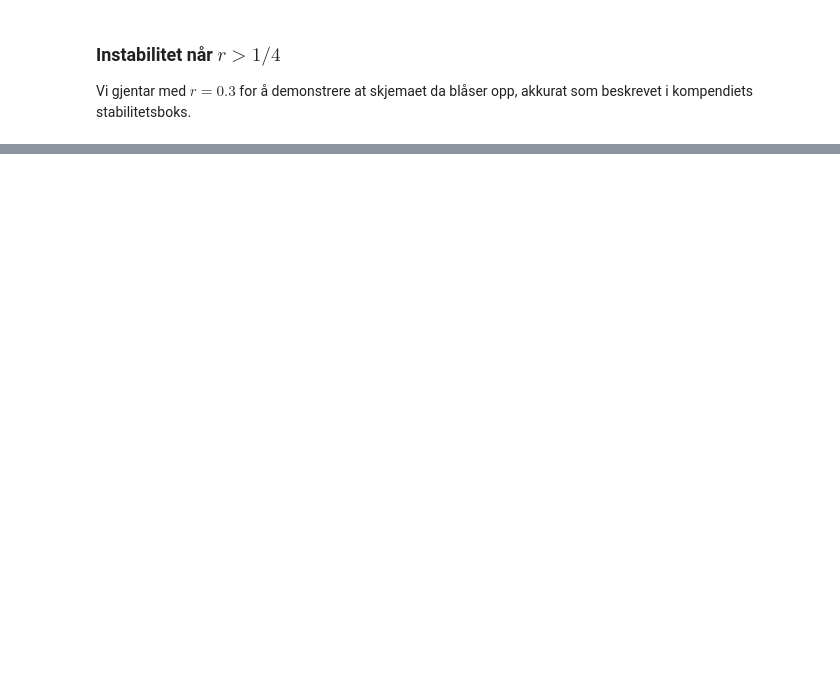
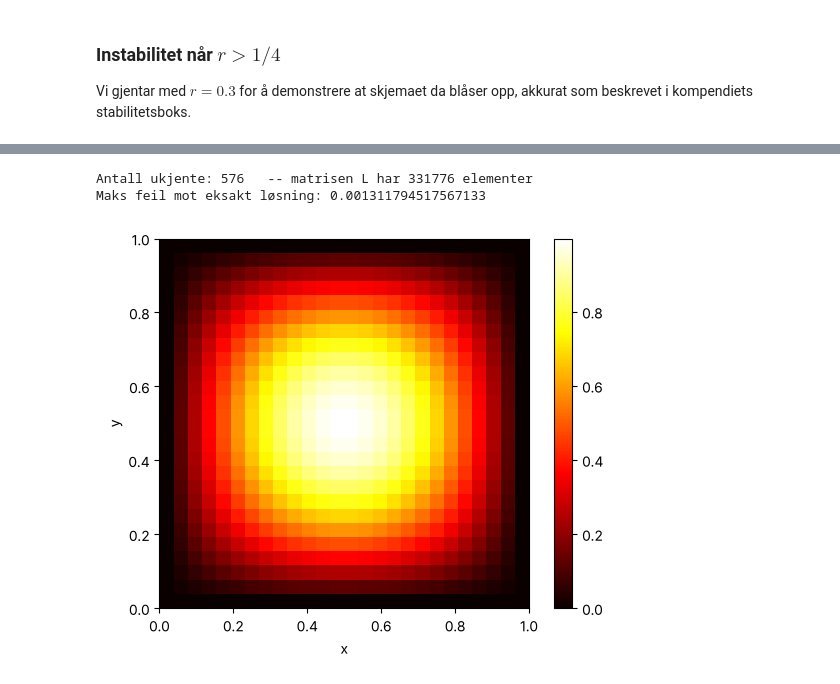
Before and after one commit to kosmoben/IMAA3012_TeachingMaterial, a Jupyter notebook: JupyterFiler/F21_2D_Laplace_Poisson_Varme.ipynb, the cells around one changed output, grey strips where cells are left out. Cells and saved outputs as stored; diff of their text form; code cells hidden in the pictures; blank space fills up the shorter version.

```diff
--- a/JupyterFiler/F21_2D_Laplace_Poisson_Varme.ipynb
+++ b/JupyterFiler/F21_2D_Laplace_Poisson_Varme.ipynb
@@ -262,0 +271,50 @@ Maks |U| ved n=0, 30, 60, 90, 120, 150: [100.0, 28.285766426718048, 16.472241090
+# %%
+import numpy.linalg as la
+
+# Oppsett datapunkter (24 indre punkter i hver retning, som N = 25 i avsnitt 1)
+m = 24
+x = np.linspace(0, 1, m+2)
+h = x[1] - x[0]
+
+n = 24
+y = np.linspace(0, 1, n+2)
+k = y[1] - y[0]
+
+# Oppsett matrise L
+Lm = (1/h**2)*(np.diag((m-1)*[1], -1) + np.diag((m)*[-2], 0) + np.diag((m-1)*[1], 1))
+Im = np.eye(m)
+Ln = (1/k**2)*(np.diag((n-1)*[1], -1) + np.diag((n)*[-2], 0) + np.diag((n-1)*[1], 1))
+In = np.eye(n)
+
+L = np.kron(In, Lm) + np.kron(Ln, Im)
+
+# Randbetingelser: her er u = 0 på hele randen, så de bidrar ikke til F
+F = np.zeros(m*n)
+
+# Poisson: kildeleddet g
+X, Y = np.meshgrid(x[1:-1], y[1:-1], indexing='ij')
+
+def g(x, y):
+    return 2*np.pi**2*np.sin(np.pi*x)*np.sin(np.pi*y)
+
+G = -g(X, Y)
+G = np.reshape(G, (m*n))
+F = F + G
+
+# Vi løser
+u = la.solve(L, F)
+
+# "reshape" til et rutenett, med randverdiene (0) rundt
+U = np.zeros((m+2, n+2))
+U[1:-1, 1:-1] = np.reshape(u, (m, n))
+
+print("Antall ukjente:", m*n, "  -- matrisen L har", L.size, "elementer")
+print("Maks feil mot eksakt løsning:", np.max(np.abs(U[1:-1, 1:-1] - np.sin(np.pi*X)*np.sin(np.pi*Y))))
+
+plt.imshow(U.T, cmap='hot', origin='lower', extent=[0, 1, 0, 1])   # .T og origin='lower': y oppover
+plt.colorbar(); plt.xlabel("x"); plt.ylabel("y")
+plt.show()
+# %% [output]
+Antall ukjente: 576   -- matrisen L har 331776 elementer
+Maks feil mot eksakt løsning: 0.001311794517567133
+[figure, added]
```
Also changed, not shown: parts of 7 cells of this notebook, 14 other files.
